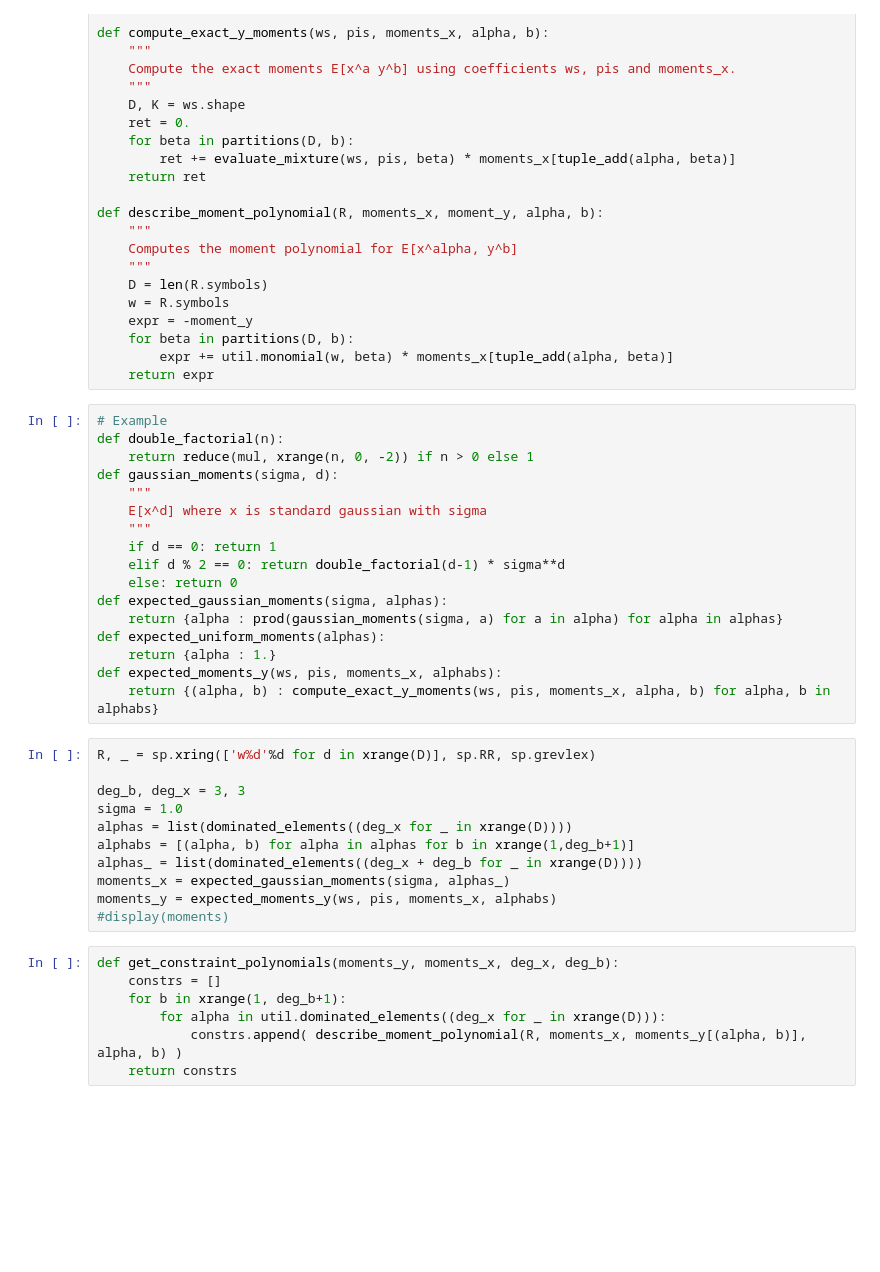
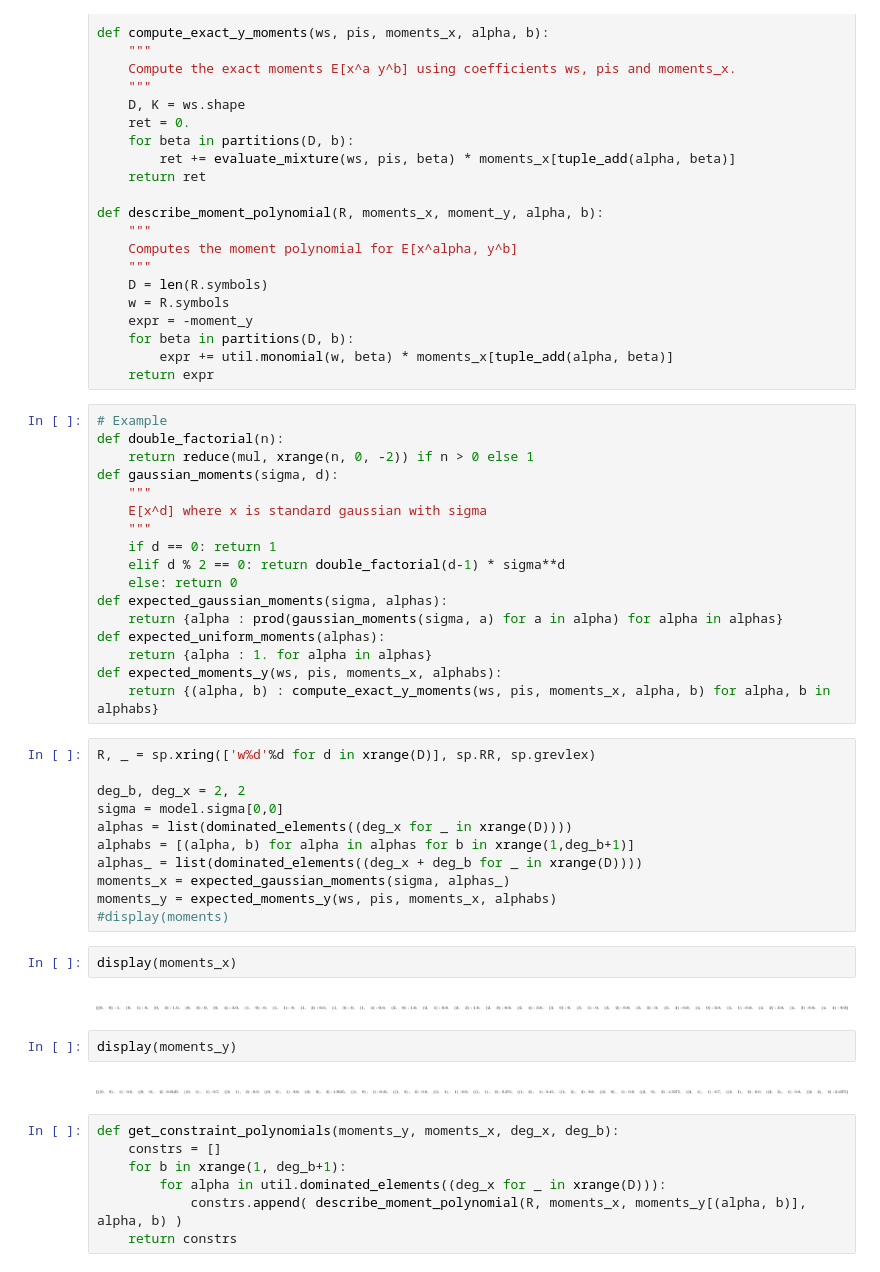
Before and after one commit to sidaw/polymom, a Jupyter notebook: MixtureLinearRegressions.ipynb, the cells around one changed output. Saved outputs shown, nothing was run; the diff lists cells and outputs as text; blank space fills up the shorter version.

```diff
--- a/MixtureLinearRegressions.ipynb
+++ b/MixtureLinearRegressions.ipynb
@@ -91,20 +95,28 @@ def gaussian_moments(sigma, d):
 def expected_gaussian_moments(sigma, alphas):
     return {alpha : prod(gaussian_moments(sigma, a) for a in alpha) for alpha in alphas}
 def expected_uniform_moments(alphas):
-    return {alpha : 1.}
+    return {alpha : 1. for alpha in alphas}
 def expected_moments_y(ws, pis, moments_x, alphabs):
     return {(alpha, b) : compute_exact_y_moments(ws, pis, moments_x, alpha, b) for alpha, b in alphabs}
 # %%
 R, _ = sp.xring(['w%d'%d for d in xrange(D)], sp.RR, sp.grevlex)
 
-deg_b, deg_x = 3, 3
-sigma = 1.0
+deg_b, deg_x = 2, 2
+sigma = model.sigma[0,0]
 alphas = list(dominated_elements((deg_x for _ in xrange(D))))
 alphabs = [(alpha, b) for alpha in alphas for b in xrange(1,deg_b+1)]
 alphas_ = list(dominated_elements((deg_x + deg_b for _ in xrange(D))))
 moments_x = expected_gaussian_moments(sigma, alphas_)
 moments_y = expected_moments_y(ws, pis, moments_x, alphabs)
 #display(moments)
+# %%
+display(moments_x)
+# %% [output]
+[figure, added]
+# %%
+display(moments_y)
+# %% [output]
+[figure, added]
 # %%
 def get_constraint_polynomials(moments_y, moments_x, deg_x, deg_b):
     constrs = []
```
Also changed, not shown: parts of 18 cells of this notebook, 1 other file.
